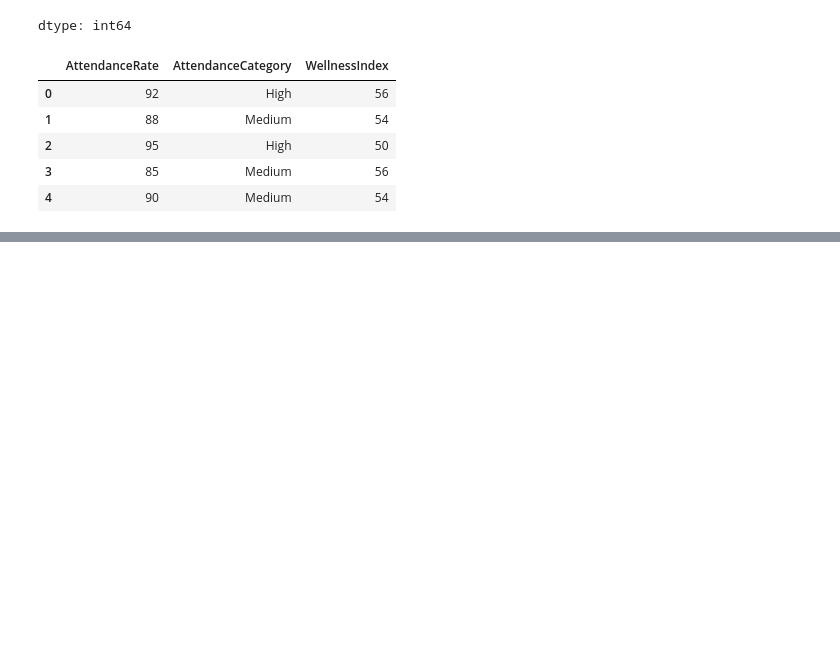
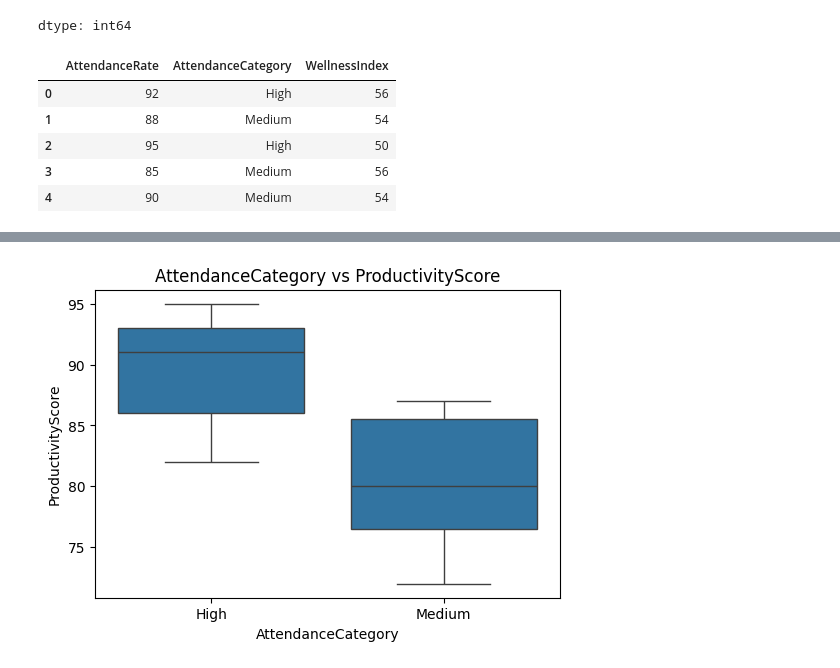
Before and after one commit to 200612780/Assignemt-1-Employee-Productivity-Wellness-Insight-tool-AIDI1002, a Jupyter notebook: assignment_1_employee_productivity_wellness_insights_tool.ipynb, the cells around one changed output, grey strips where cells are left out. Saved outputs shown, nothing was run; the diff lists cells and outputs as text; code cells hidden in the pictures; blank space fills up the shorter version.

```diff
--- a/assignment_1_employee_productivity_wellness_insights_tool.ipynb
+++ b/assignment_1_employee_productivity_wellness_insights_tool.ipynb
@@ -128,0 +196,10 @@ display(df[["AttendanceRate", "AttendanceCategory", "WellnessIndex"]].head())
+# %%
+# 2. Boxplot: AttendanceCategory vs ProductivityScore
+plt.figure(figsize=(6,4))
+sns.boxplot(x="AttendanceCategory", y="ProductivityScore", data=df)
+plt.title("AttendanceCategory vs ProductivityScore")
+plt.xlabel("AttendanceCategory")
+plt.ylabel("ProductivityScore")
+plt.show()
+# %% [output]
+[figure, added]
```
Also changed, not shown: parts of 10 cells of this notebook.
